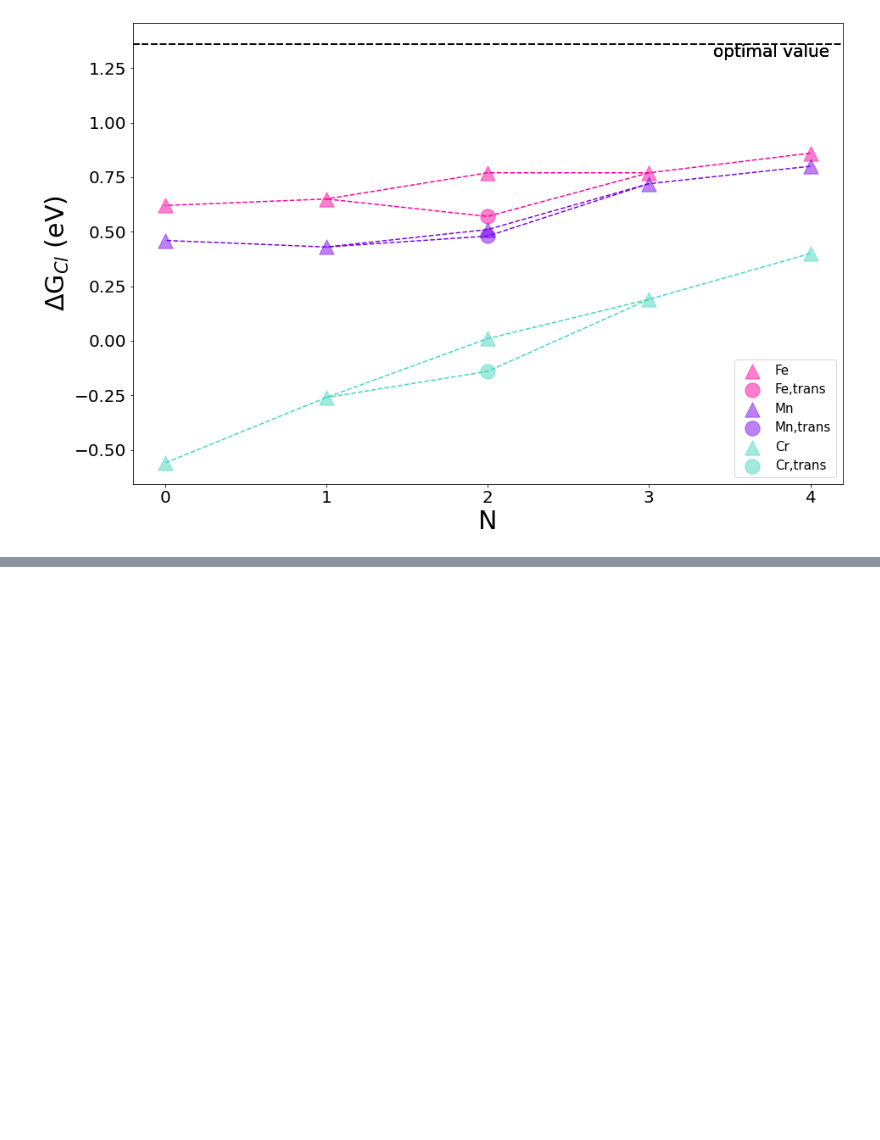
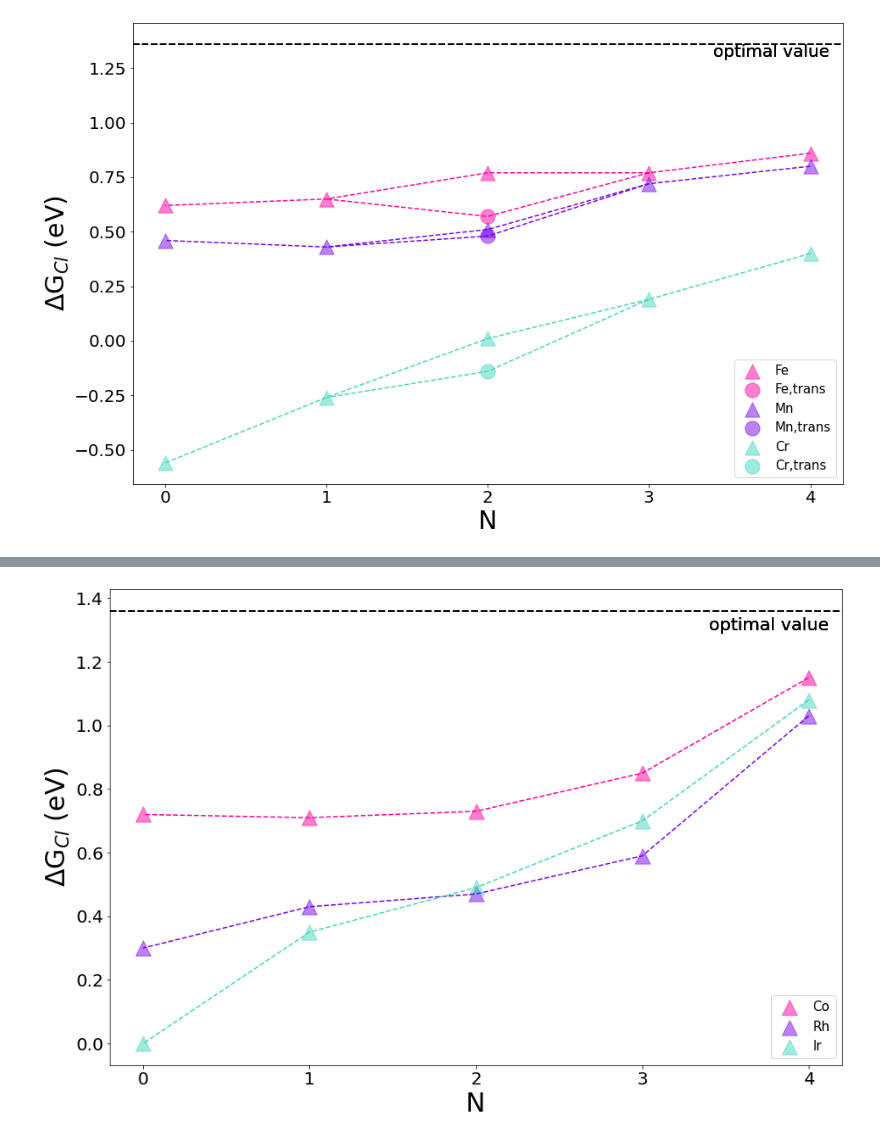
Before and after one commit to hjyang2798/CER_repository_CCEL, a Jupyter notebook: Climbvolcano.ipynb, the cells around one changed output, grey strips where cells are left out. Saved outputs shown, nothing was run; the diff lists cells and outputs as text; code cells hidden in the pictures; blank space fills up the shorter version.

```diff
--- a/Climbvolcano.ipynb
+++ b/Climbvolcano.ipynb
@@ -315,0 +365,6 @@ NGplot('Cr',6)
+# %%
+NGplot2('Co',1)
+NGplot2('Rh',3)
+NGplot2('Ir',6)
+# %% [output]
+[figure, added]
```
Also changed, not shown: parts of 7 cells of this notebook.
